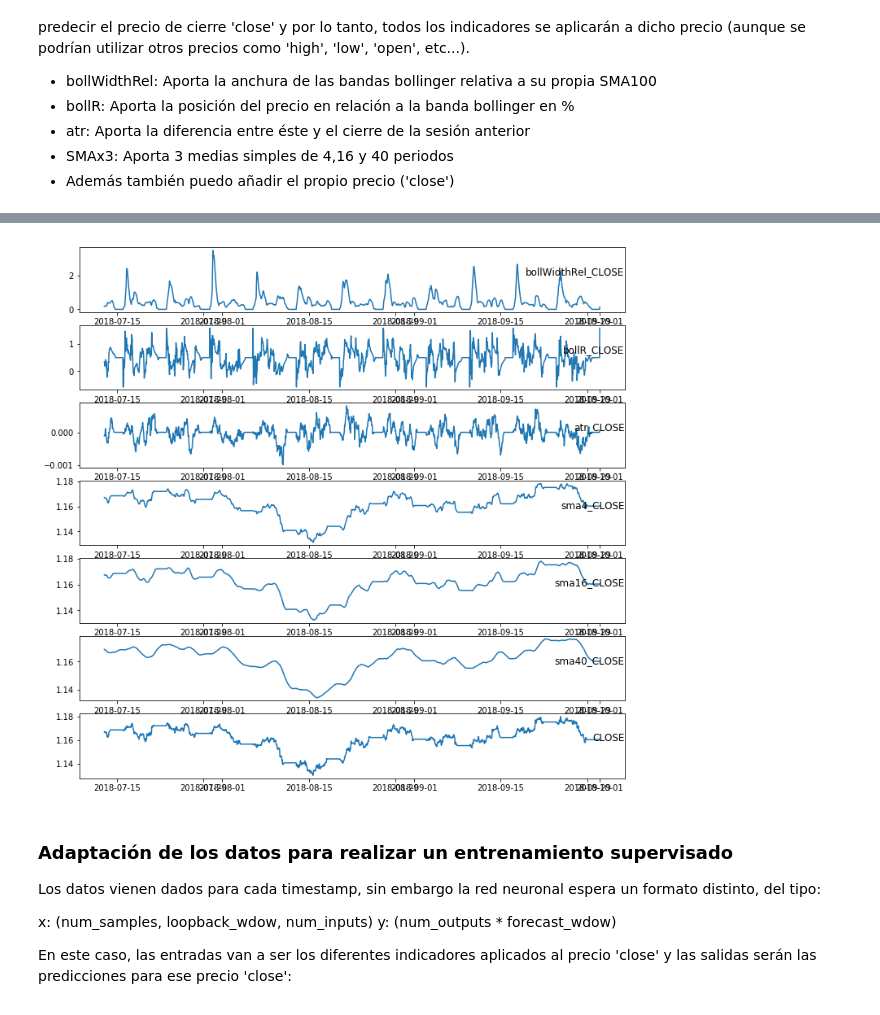
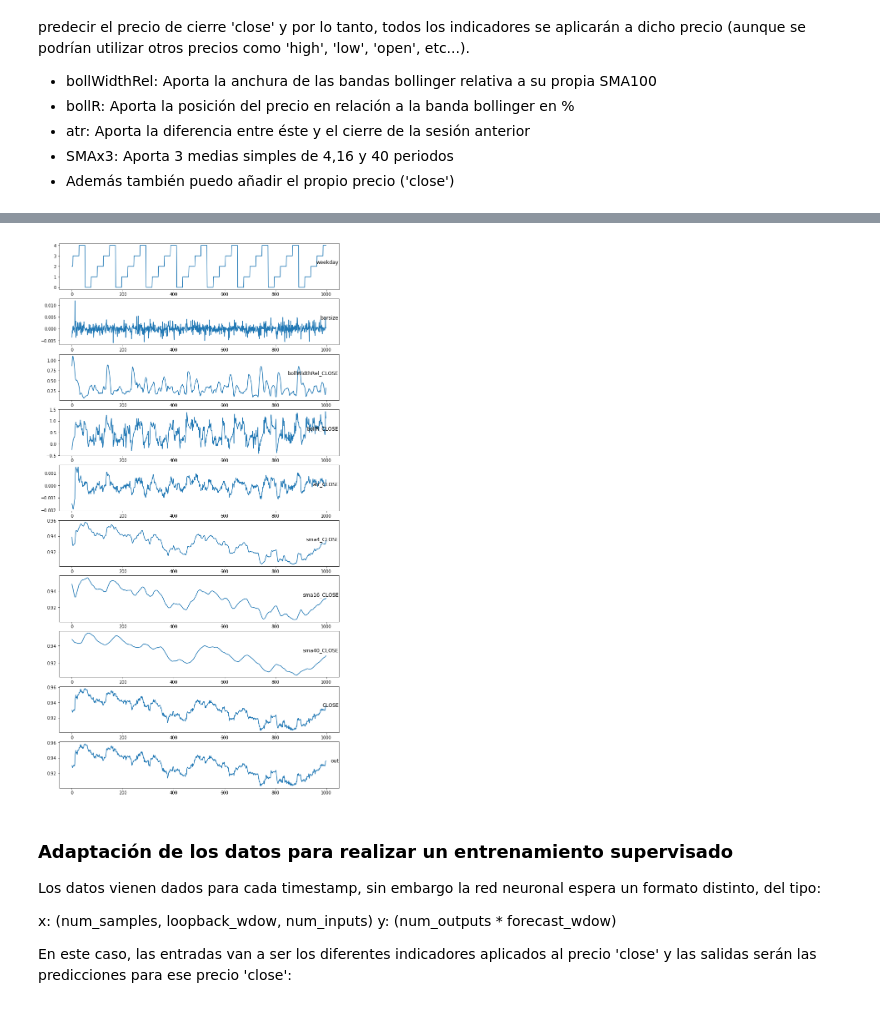
Before and after one commit to raulMrello/MachineLearning_for_Trading, a Jupyter notebook: FinTech_LSTM_no_shuffle_bs128.ipynb, the cells around one changed output, grey strips where cells are left out. Saved outputs shown, nothing was run; the diff lists cells and outputs as text; code cells hidden in the pictures.

```diff
--- a/FinTech_LSTM_no_shuffle_bs128.ipynb
+++ b/FinTech_LSTM_no_shuffle_bs128.ipynb
@@ -133,12 +133,7 @@ def load_hist(filename, **kwargs):
     # crea una nueva columna de timestamp uniendo date & time y crea columnas para el día de la semana, el día del mes, el mes y la hora del día actual
     df['timestamp'] = df['DATE'] + '  ' + df['TIME']
     df['timestamp'] = df['timestamp'].map(lambda x: datetime.datetime.strptime(x, '%Y.%m.%d %H:%M:%S'))
-    df['weekday'] = df['timestamp'].map(lambda x: x.dayofweek)
-    df['day'] = df['timestamp'].map(lambda x: x.day)
-    df['month'] = df['timestamp'].map(lambda x: x.month)
-    df['hhmm'] = df['timestamp'].map(lambda x: x.hour*60 + x.minute)
     df['timestamp'] = pd.to_datetime(df['timestamp'])
-    df = df[['timestamp','OPEN','HIGH','LOW','CLOSE','TICKVOL','VOL','SPREAD']]
     print(df.head(),'\r\n--------------------------')
     # establece como índice la columna de timestamp con una cadencia de 30min para encontrar los valores NaN
     if reindex_fillna:
@@ -146,7 +141,14 @@ def load_hist(filename, **kwargs):
         df = df.reindex(pd.date_range(min(df.index), max(df.index), freq="1H"))
         # elimina los valores nulos y los rellena con el valor anterior
         df.fillna(method='ffill', inplace =True)
-        print(df.head())
+    df['weekday'] = df.index.dayofweek
+    df['day'] = df.index.day
+    df['month'] = df.index.month
+    df['hhmm'] = df.index.hour*60 +df.index.minute
+    df['barsize'] = df['CLOSE']-df['OPEN']
+    df = df[['OPEN','HIGH','LOW','CLOSE','barsize','hhmm','weekday','TICKVOL','VOL','SPREAD']]
+    print(df.head())
+
     if plot_it:
         plt.plot(df.OPEN)
         plt.plot(df.HIGH)
@@ -213,7 +212,7 @@ A partir de los datos OHLC, y la librería TA-Lib genero diversos indicadores si
 # %%
 ####################################################################################
 # PASO 4: Crea columnas para diferentes indicadores TA-Lib, descarta el resto de columnas
-def add_indicators(df, applied, indicators, **kwargs):
+def add_indicators(df, out_applied, applied, add_cols, indicators, **kwargs):
     '''
         :param df DataFrame de referencia
         :param applied Lista de precios a los que aplicar los indicadores
@@ -226,7 +225,22 @@ def add_indicators(df, applied, indicators, **kwargs):
         :return dataframe actualizado
     '''
     df = df.copy()
+
+    plot_it = False
+    starts = 0
+    plot_len = 0
+    remove_weekends=False
+    for key,val in kwargs.items():
+        if key=='plot_it': plot_it=val
+        elif key=='starts': starts=val
+        elif key=='plot_len': plot_len=val
+        elif key=='remove_weekends':
+            remove_weekends=val
+    if remove_weekends:
+        df = df.drop(df[(df['weekday'] > 4)].index)
+
     cols = list()
+    cols = cols + add_cols
     for p in applied:
         if df[p] is None: continue
         upperband, middleband, lowerband = talib.BBANDS(df[p], timeperiod=20, nbdevup=2, nbdevdn=2, matype=0)
@@ -264,6 +278,11 @@ def add_indicators(df, applied, indicators, **kwargs):
                 cols.append('sma16_'+p)
                 cols.append('sma40_'+p)
 
+            elif i=='BarSizeSma':
+                barsize_sma = talib.SMA(df['barsize'],timeperiod=20)
+                df['BarSizeSma'] = df['barsize']/barsize_sma
+                cols.append('BarSizeSma')
+
             elif i=='HIGH' or i=='LOW' or i== 'CLOSE' or i=='OPEN':
                 if i in cols:
                     continue
@@ -272,33 +291,34 @@ def add_indicators(df, applied, indicators, **kwargs):
             else:
                 print('Indicador "{}" desconocido'.format(i))
 
-
-    plot_it = False
-    starts = 0
-    plot_len = 0
     for key,val in kwargs.items():
-        if key=='plot_it': plot_it=val
-        elif key=='starts': starts=val
-        elif key=='plot_len': plot_len=val
-        elif key=='add_applied':
+        if key=='add_applied':
             for i in applied:
                 cols.append(i)
 
+    df[out_applied] = df[applied[0]]
+    cols.append(out_applied)
+    df = df[cols]
     df.dropna(inplace=True)
-    df = df[cols]
+    dfview = df
+    if remove_weekends:
+        dfview = df.reset_index()
+
     if plot_it:
-        plt.figure(figsize=(12,12))
+        plt.figure(figsize=(12,24))
         for i in cols:
             plt.subplot(len(cols), 1, cols.index(i)+1)
-            plt.plot(df[i][starts:starts+plot_len])
+            plt.plot(dfview[i][starts:starts+plot_len])
             plt.title(i, y=0.5, loc='right')
     return df
 
 ####################################################################################
 ####################################################################################
-
-dfapp = add_indicators(df, ['CLOSE'], ['bollWidthRel', 'bollR', 'atr', 'SMAx3'], add_applied=True, plot_it=True, starts=df.shape[0]-2000, plot_len=2000)
-dfapp['out'] = dfapp['CLOSE']
-dfapp.dropna(inplace=True)
+columns_to_include = ['weekday', 'barsize'] #['hhmm','weekday','barsize']
+indicators_to_generate = ['bollWidthRel', 'bollR', 'atr', 'SMAx3']
+dfapp = add_indicators(df, 'out',['CLOSE'], columns_to_include, indicators_to_generate, remove_weekends=True, add_applied=True, plot_it=True, starts=0, plot_len=1000)
+# quito la columna weekday ya que no la utilizo. Antes era necesaria para eliminar los weekends
+dfapp = dfapp.drop('weekday',axis=1)
+dfapp.to_csv('dfapp.csv', sep=';')
 dfapp.head()
 # %% [output]
@@ -311,4 +331,4 @@ dfapp.head()
-[figure, old version]
+[figure, new version]
 # %% [markdown]
 ###  Adaptación de los datos para realizar un entrenamiento supervisado
 
```
Also changed, not shown: parts of 17 cells of this notebook, 9 other files.
